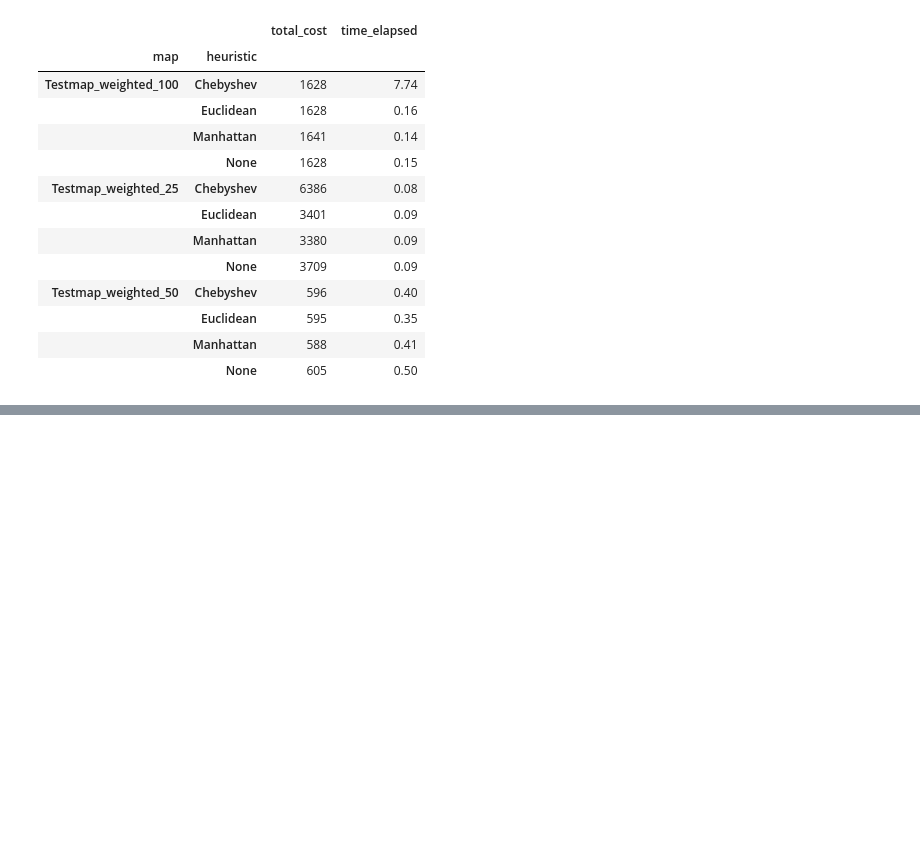
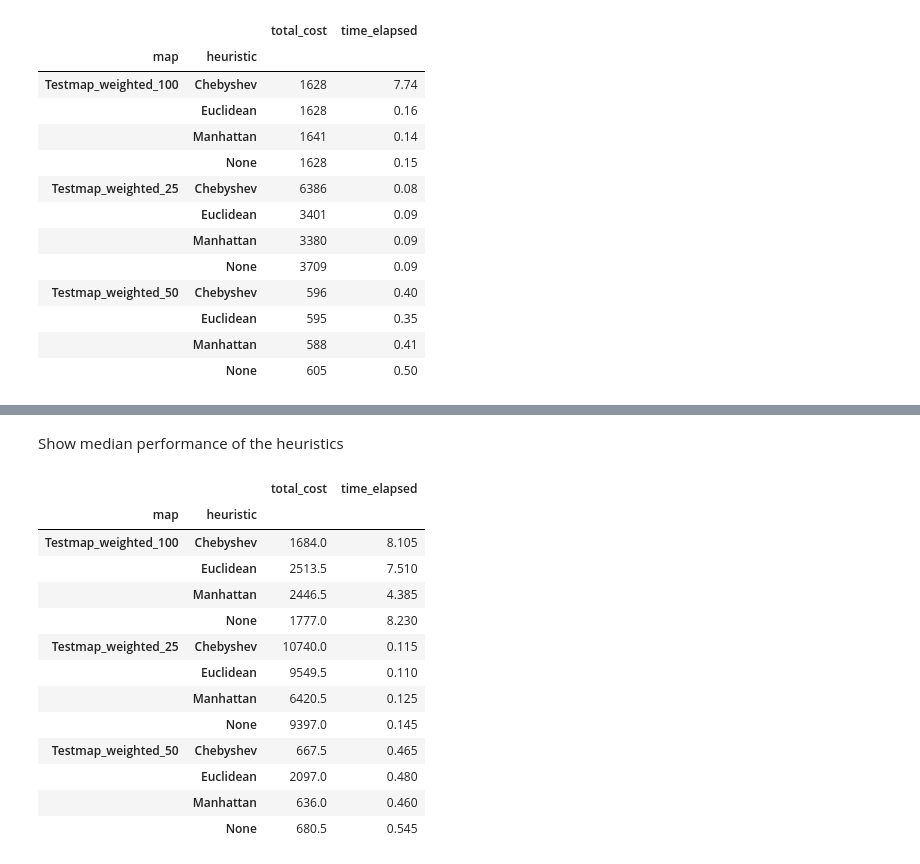
Before and after one commit to t1m0/aci_prototype, a Jupyter notebook: PaparaziGame.ipynb, the cells around one changed output, grey strips where cells are left out. Cells and saved outputs as stored; diff of their text form; code cells hidden in the pictures; blank space fills up the shorter version.

```diff
--- a/PaparaziGame.ipynb
+++ b/PaparaziGame.ipynb
@@ -72,0 +94,19 @@ df.groupby(['map','heuristic'])[['total_cost', 'time_elapsed']].min()
+# %% [markdown]
+Show median performance of the heuristics
+# %%
+df.groupby(['map','heuristic'])[['total_cost', 'time_elapsed']].median()
+# %% [output]
+|  |  | total_cost | time_elapsed |
+| map | heuristic |  |  |
+| Testmap_weighted_100 | Chebyshev | 1684.0 | 8.105 |
+|  | Euclidean | 2513.5 | 7.510 |
+|  | Manhattan | 2446.5 | 4.385 |
+|  | None | 1777.0 | 8.230 |
+| Testmap_weighted_25 | Chebyshev | 10740.0 | 0.115 |
+|  | Euclidean | 9549.5 | 0.110 |
+|  | Manhattan | 6420.5 | 0.125 |
+|  | None | 9397.0 | 0.145 |
+| Testmap_weighted_50 | Chebyshev | 667.5 | 0.465 |
+|  | Euclidean | 2097.0 | 0.480 |
+|  | Manhattan | 636.0 | 0.460 |
+|  | None | 680.5 | 0.545 |
```
Also changed, not shown: parts of 4 cells of this notebook.
